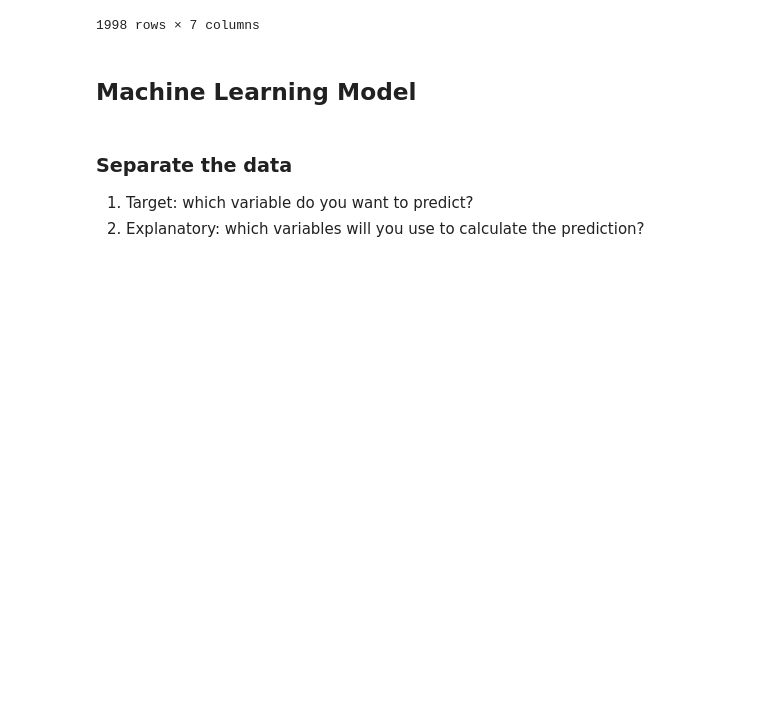
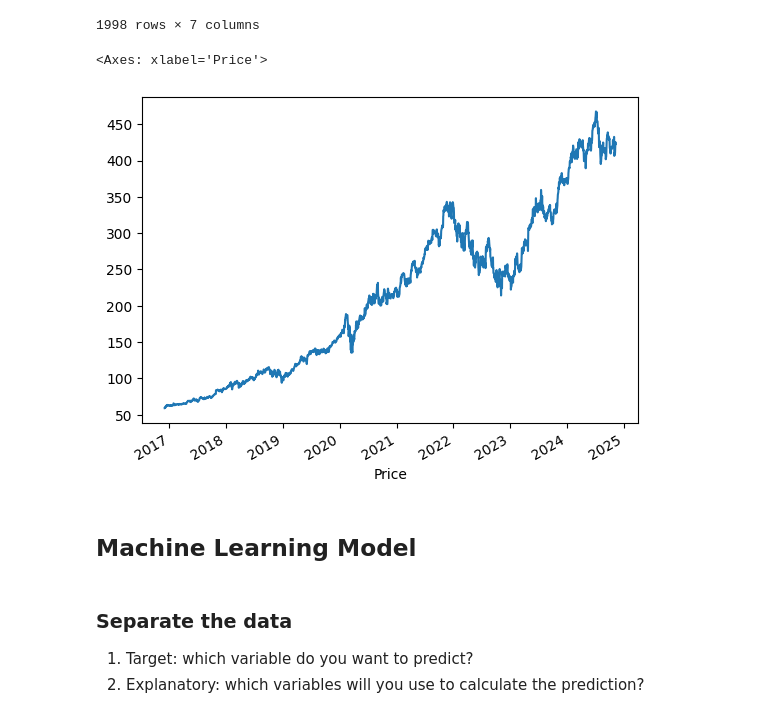
Before and after one commit to rniggebrugge/python-training, a Jupyter notebook: notebooks-course/09A_The Overfitting Problem.ipynb, the cells around one changed output. Drawn from its saved outputs; the diff is of its cells as text; code cells hidden in the pictures; blank space fills up the shorter version.

```diff
--- a/notebooks-course/09A_The Overfitting Problem.ipynb
+++ b/notebooks-course/09A_The Overfitting Problem.ipynb
@@ -24,6 +24,11 @@ df
 | 2024-11-07 | 425.429993 | 426.850006 | 419.880005 | 421.279999 | 19901800 | -0.683955 | DOWN |
 | 2024-11-08 | 422.540009 | 426.500000 | 421.779999 | 425.320007 | 16875500 | -0.888284 | DOWN |
 1998 rows × 7 columns
+# %%
+df.Close.plot()
+# %% [output]
+<Axes: xlabel='Price'>
+[figure, added]
 # %% [markdown]
 ## Machine Learning Model
 # %% [markdown]
```
